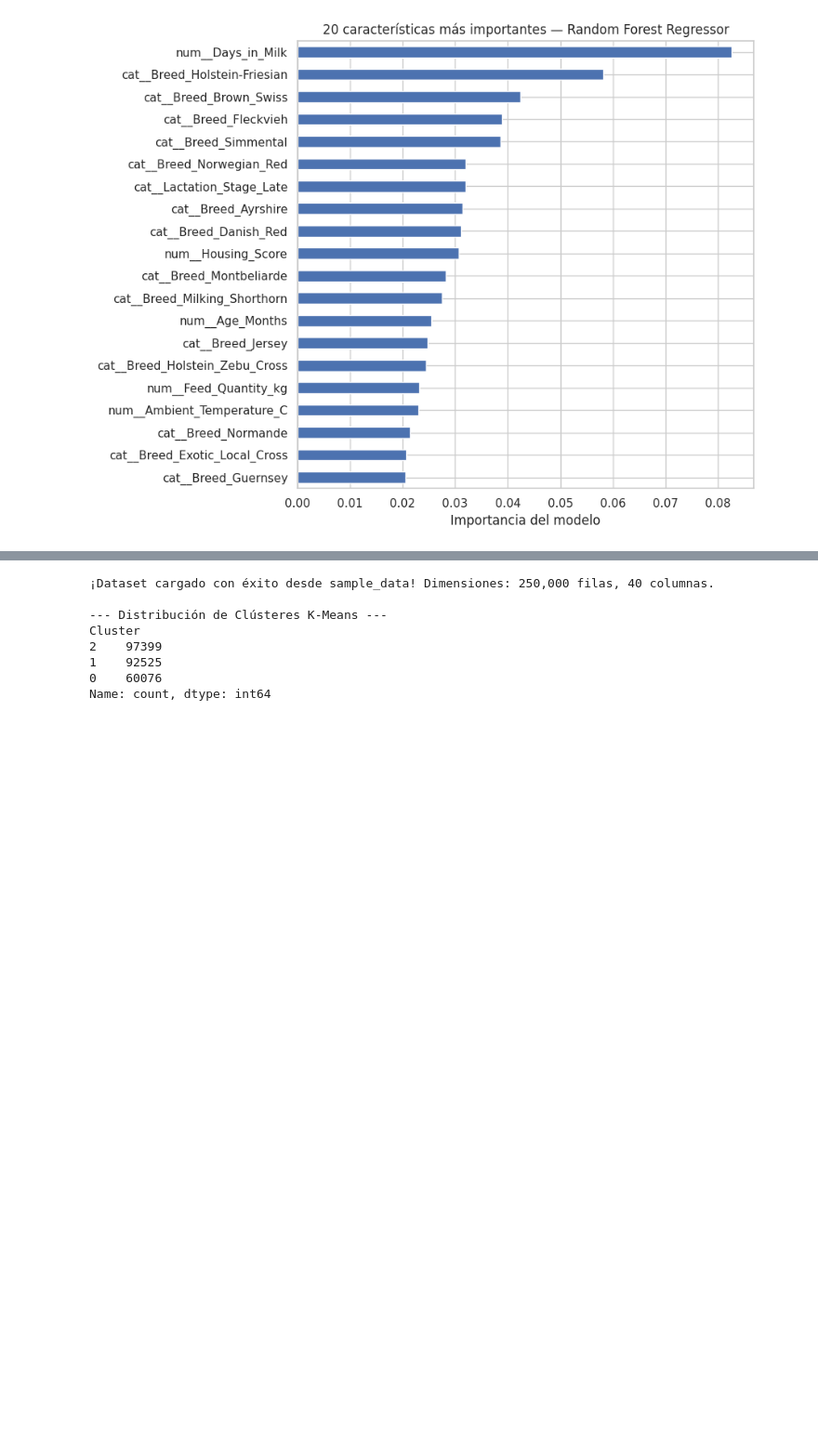
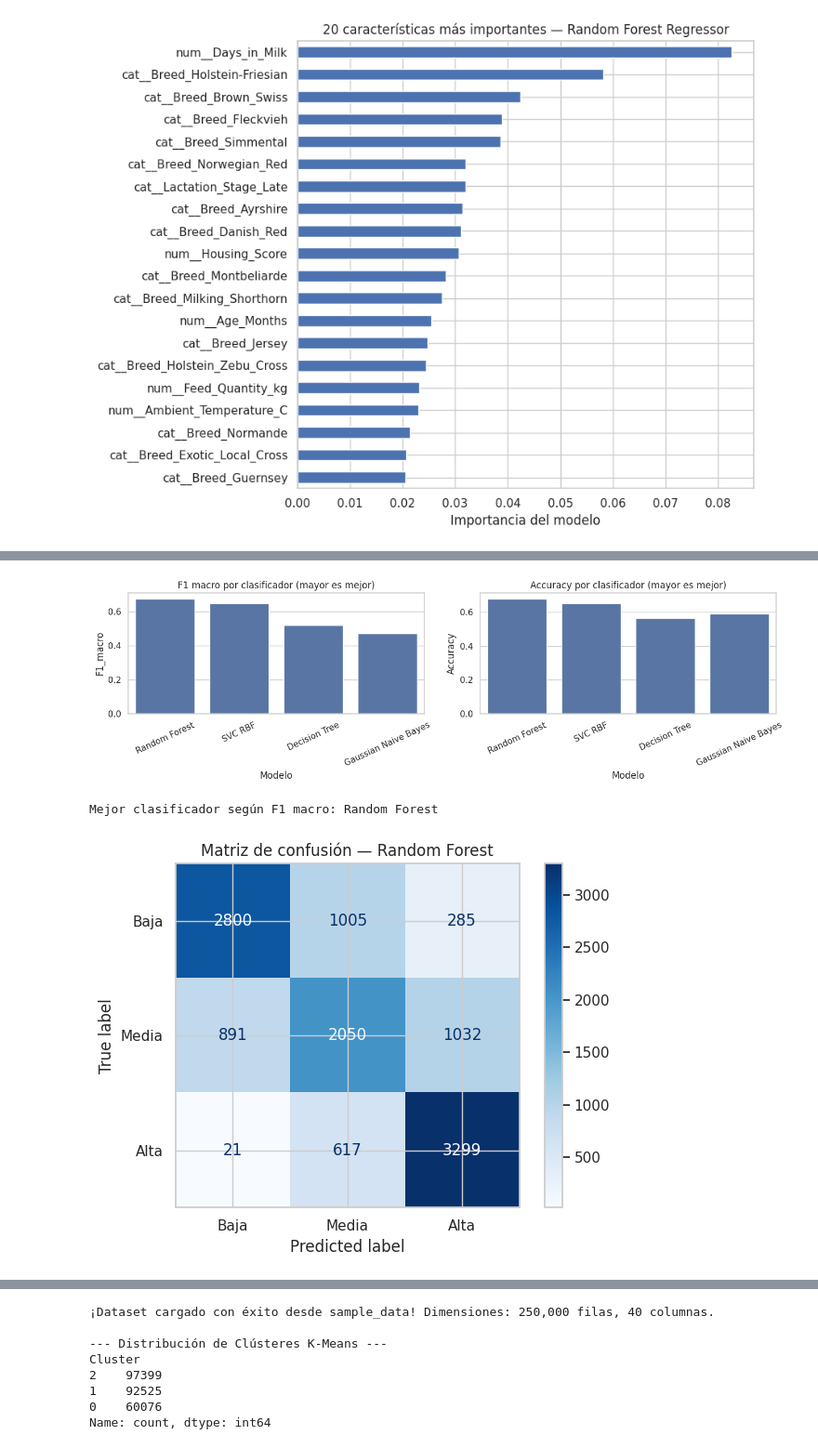
Before and after one commit to ValentinaFajardoBenitez/Prediccion-Produccion-Leche-en-Vacas, a Jupyter notebook: notebooks/Produccion_de_leche.ipynb, the cells around one changed output, grey strips where cells are left out. Shown at 93% size. Cells and saved outputs as stored; diff of their text form; code cells hidden in the pictures; blank space fills up the shorter version.

```diff
--- a/notebooks/Produccion_de_leche.ipynb
+++ b/notebooks/Produccion_de_leche.ipynb
@@ -266,7 +265,7 @@ Para hacer las pruebas razonables en Colab, se limita el conjunto de modelado a
 MAX_FILAS_MODELADO = 60000   # Cambia a None para usar todas las filas; puede tardar más.
 USAR_RENDIMIENTO_SEMANA_ANTERIOR = False
 
-excluir = {TARGET, "Cattle_ID", "Farm_ID", "Region", "Country"}
+excluir = {TARGET, "Cattle_ID", "Farm_ID"}
 if not USAR_RENDIMIENTO_SEMANA_ANTERIOR:
     excluir.add("Previous_Week_Avg_Yield")
 
@@ -505,0 +511,18 @@ except Exception as e:
+# %%
+q1, q2 = y_train.quantile([1/3, 2/3]).values
+print(f"Umbral inferior (cuantil 1/3, entrenamiento): {q1:.3f} L")
+print(f"Umbral superior (cuantil 2/3, entrenamiento): {q2:.3f} L")
+
+def categorizar_produccion(y):
+    return pd.Series(
+        np.where(np.asarray(y) <= q1, "Baja",
+                 np.where(np.asarray(y) <= q2, "Media", "Alta")),
+        index=getattr(y, "index", None)
+    )
+
+y_train_cat = categorizar_produccion(y_train)
+y_test_cat = categorizar_produccion(y_test)
+print("\nDistribución en entrenamiento:")
+display(y_train_cat.value_counts(normalize=True).rename("proporción").to_frame())
+print("Distribución en prueba:")
+display(y_test_cat.value_counts(normalize=True).rename("proporción").to_frame())
@@ -506 +627,27 @@ except Exception as e:
+# %%
+fig, ax = plt.subplots(1, 2, figsize=(13, 4))
+sns.barplot(data=resultados_cls, x="Modelo", y="F1_macro", ax=ax[0])
+ax[0].set_title("F1 macro por clasificador (mayor es mejor)")
+ax[0].tick_params(axis="x", rotation=25)
+sns.barplot(data=resultados_cls, x="Modelo", y="Accuracy", ax=ax[1])
+ax[1].set_title("Accuracy por clasificador (mayor es mejor)")
+ax[1].tick_params(axis="x", rotation=25)
+plt.tight_layout()
+plt.show()
+
+mejor_cls_nombre = resultados_cls.iloc[0]["Modelo"]
+mejor_cls = modelos_cls_ajustados[mejor_cls_nombre]
+pred_cls = mejor_cls.predict(X_test)
+print("Mejor clasificador según F1 macro:", mejor_cls_nombre)
+ConfusionMatrixDisplay.from_predictions(
+    y_test_cat, pred_cls, labels=["Baja", "Media", "Alta"],
+    display_labels=["Baja", "Media", "Alta"], cmap="Blues"
+)
+plt.title(f"Matriz de confusión — {mejor_cls_nombre}")
+plt.tight_layout()
+plt.show()
+# %% [output]
+[figure, added]
+Mejor clasificador según F1 macro: Random Forest
+[figure, added]
 # %% [markdown]
```
Also changed, not shown: parts of 22 cells of this notebook.
